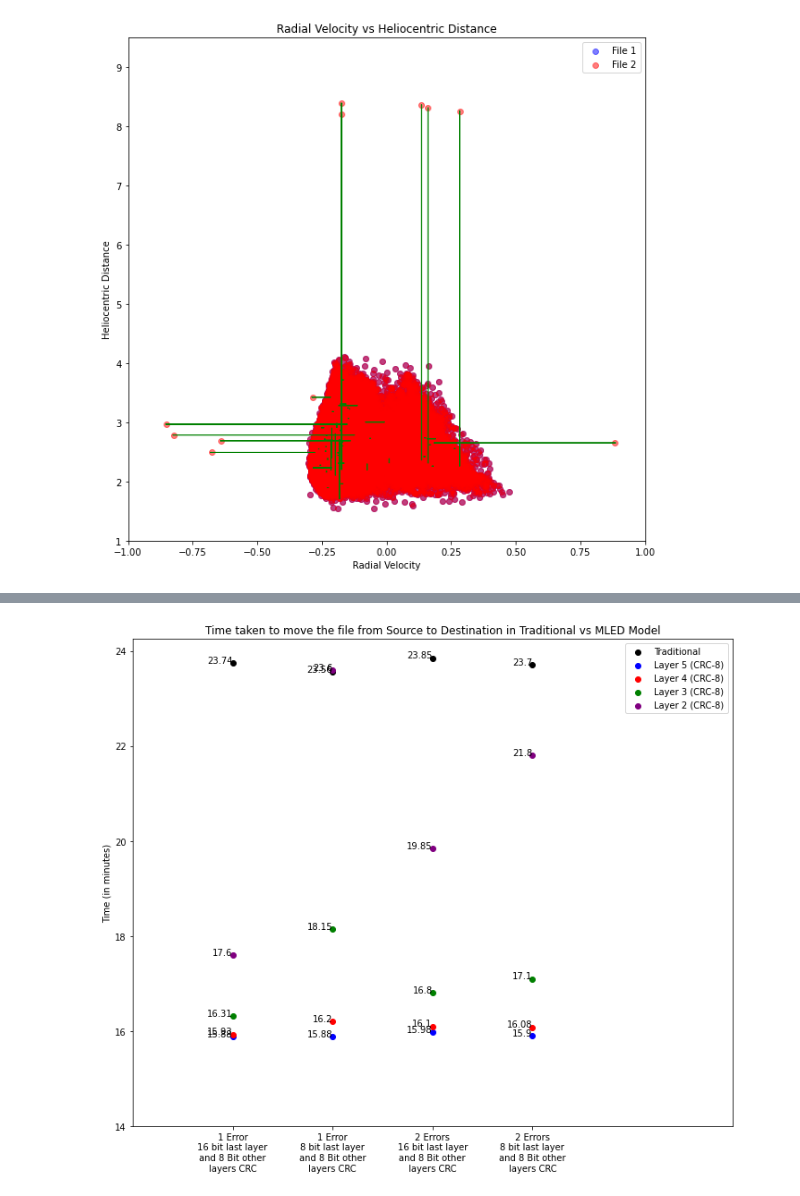
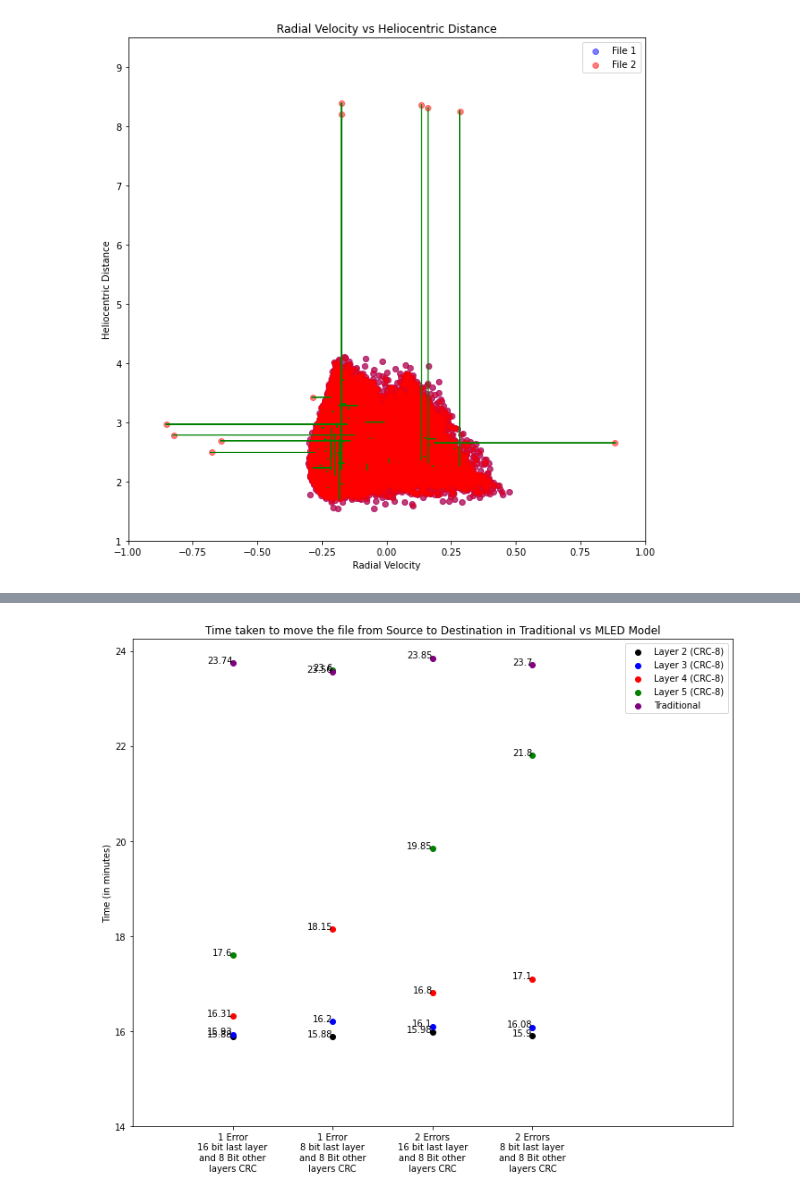
Before and after one commit to prateekdceit06/mled_project, a Jupyter notebook: AstroMLData.ipynb, the cells around one changed output, grey strips where cells are left out. Drawn from its saved outputs; the diff is of its cells as text; code cells hidden in the pictures.

```diff
--- a/AstroMLData.ipynb
+++ b/AstroMLData.ipynb
@@ -310,11 +310,11 @@ plt.show()
 import matplotlib.pyplot as plt
 
 # Assuming these are your efficiency values
-efficiency_case_1 = [0.3456, 0.5270, 0.5235, 0.5103, 0.4698]  # efficiencies for layers 2, 3, 4, and 5 when one error is passed
-efficiency_case_2 = [0.3439, 0.5218, 0.5151, 0.4937, 0.4153]  # efficiencies for layers 2, 3, 4, and 5 when two errors are passed
+efficiency_case_1 = [ 0.5270, 0.5235, 0.5103, 0.4698, 0.3456]  # efficiencies for layers 2, 3, 4, and 5 when one error is passed
+efficiency_case_2 = [ 0.5218, 0.5151, 0.4937, 0.4153, 0.3439]  # efficiencies for layers 2, 3, 4, and 5 when two errors are passed
 
 # These labels each group (i.e., the layers)
-labels = ['Traditional', 'Layer 5 (CRC-8/Checksum-1)', 'Layer 4 (CRC-8/Checksum-1)', 'Layer 3 (CRC-8/Checksum-1)', 'Layer 2 (CRC-8/Checksum-1)']
+labels = [ 'Layer 2 (CRC-8/Checksum-1)', 'Layer 3 (CRC-8/Checksum-1)', 'Layer 4 (CRC-8/Checksum-1)', 'Layer 5 (CRC-8/Checksum-1)', 'Traditional']
 colors = ['black', 'blue', 'red', 'green', 'purple']  # specify different color for each layer
 
 # Create the figure and the axes
@@ -511,14 +461,16 @@ plt.show()
 # %%
 import matplotlib.pyplot as plt
+import numpy as np
+
 
 # Assuming these are your time values
-time_case_1 = [23.74, 15.88, 15.93, 16.31, 17.6]  # time for layers 2, 3, 4, and 5 when one error is passed
-time_case_2 = [23.56, 15.88, 16.2, 18.15, 23.6]
-time_case_3 = [23.85, 15.98, 16.1, 16.8, 19.85]  # time for layers 2, 3, 4, and 5 when two errors are passed
-time_case_4 = [23.7, 15.9, 16.08, 17.1, 21.8]
+time_case_1 = [15.88, 15.93, 16.31, 17.6, 23.74]  # time for layers 2, 3, 4, and 5 when one error is passed
+time_case_2 = [15.88, 16.2, 18.15, 23.6, 23.56]
+time_case_3 = [15.98, 16.1, 16.8, 19.85, 23.85]  # time for layers 2, 3, 4, and 5 when two errors are passed
+time_case_4 = [ 15.9, 16.08, 17.1, 21.8, 23.7]
 
 # These labels each group (i.e., the layers)
-labels = ['Traditional', 'Layer 5 (CRC-8)', 'Layer 4 (CRC-8)', 'Layer 3 (CRC-8)', 'Layer 2 (CRC-8)']
+labels = [ 'Layer 2 (CRC-8)', 'Layer 3 (CRC-8)', 'Layer 4 (CRC-8)', 'Layer 5 (CRC-8)', 'Traditional']
 colors = ['black', 'blue', 'red', 'green', 'purple']  # specify different color for each layer
 
 # Create the figure and the axes
@@ -530,31 +482,31 @@ for i in range(5):  # We have 5 layers
     ax.scatter(0.5, time_case_2[i], color=colors[i])  # no label needed for second case, as it will repeat the label in the legend
     ax.scatter(0.75, time_case_3[i], color=colors[i])
     ax.scatter(1.0, time_case_4[i], color=colors[i])
     ax.text(0.25, time_case_1[i], str(time_case_1[i]), ha='right') # Add text at each scatter point
     ax.text(0.5, time_case_2[i], str(time_case_2[i]), ha='right') # Add text at each scatter point
     ax.text(0.75, time_case_3[i], str(time_case_3[i]), ha='right')
     ax.text(1.0, time_case_4[i], str(time_case_4[i]), ha='right')
 
 # Add labels and title
 ax.set_ylabel('Time (in minutes)')
 ax.set_title('Time taken to move the file from Source to Destination in Traditional vs MLED Model')
 
 # Center the x-axis values
 ax.set_xticks([0.25, 0.5, 0.75, 1.0])
 ax.set_xticklabels(['1 Error\n16 bit last layer\nand 8 Bit other\nlayers CRC',
                     '1 Error\n8 bit last layer\nand 8 Bit other\nlayers CRC',
                     '2 Errors\n16 bit last layer\nand 8 Bit other\nlayers CRC',
                     '2 Errors\n8 bit last layer\nand 8 Bit other\nlayers CRC'])
 
 # Shift the legend to the right side
 ax.legend(loc='upper right')
 ax.set_xlim(0, 1.5)
 
 ax.set_yticks(np.arange(14, 26, 2))
 
 
 
 # Show the plot
 plt.show()
 # %% [output]
-[figure, old version]
+[figure, new version]
```
Also changed, not shown: parts of 4 cells of this notebook, 10 other files.
